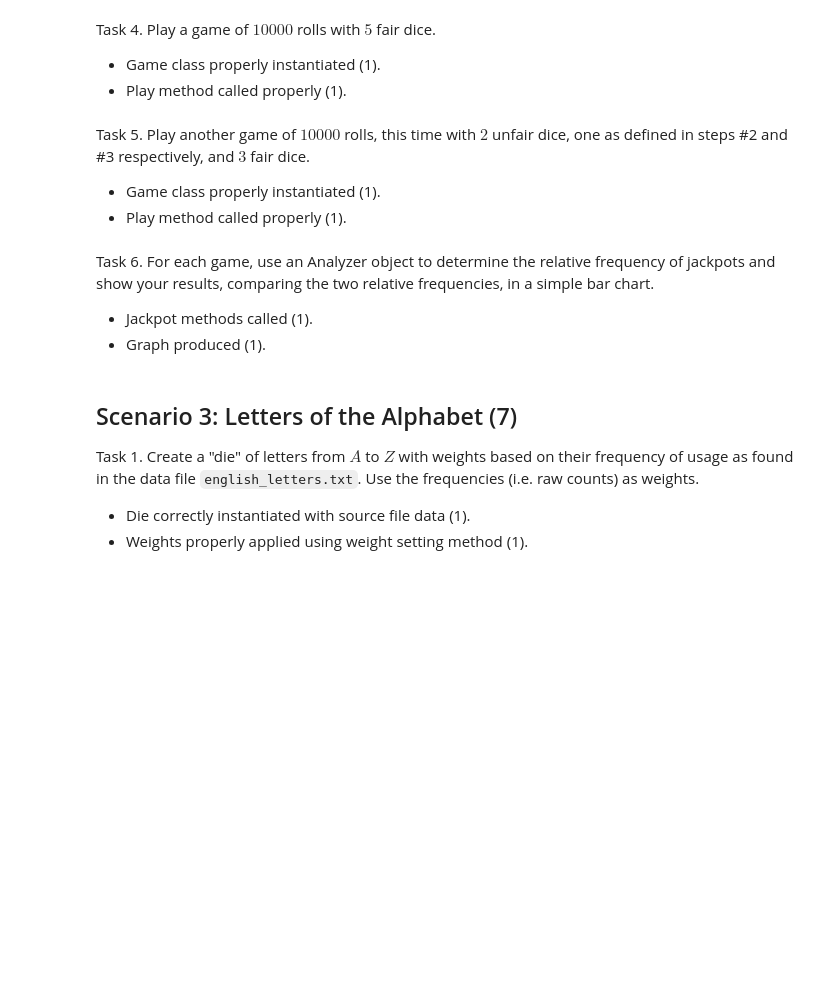
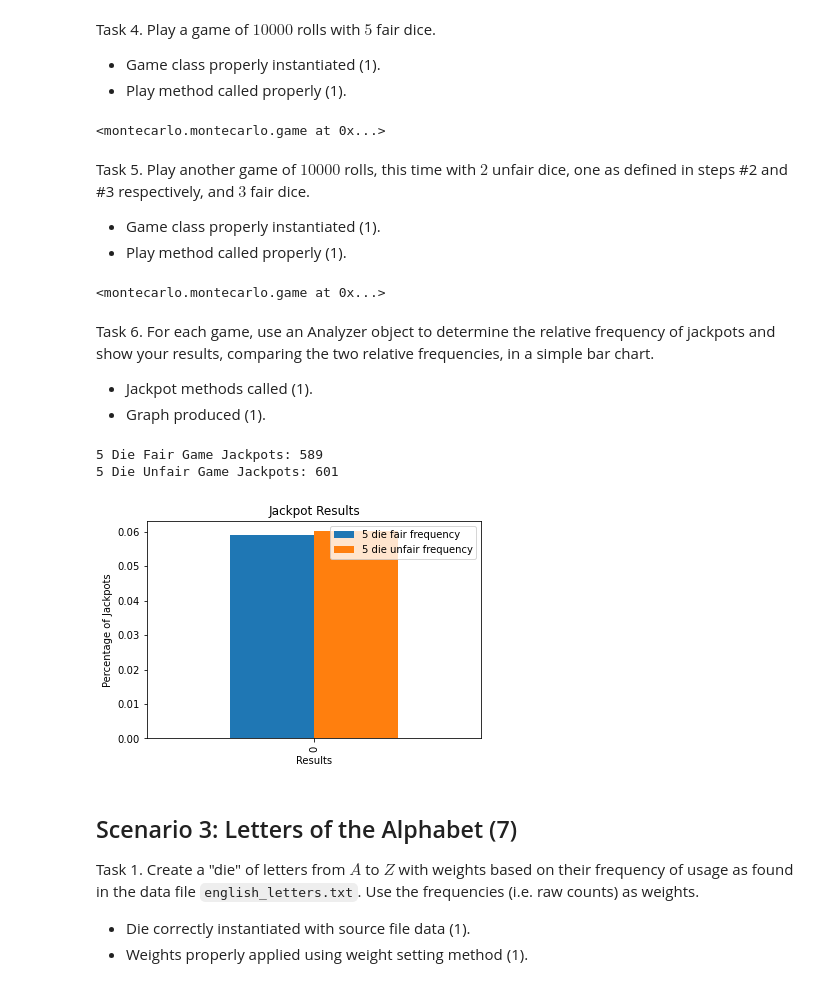
Before and after one commit to wpriddy/tds8tv_ds5100_montecarlo, a Jupyter notebook: FinalProjectTemplate.ipynb, the cells around one changed output. Drawn from its saved outputs; the diff is of its cells as text; code cells hidden in the pictures; blank space fills up the shorter version.

```diff
--- a/FinalProjectTemplate.ipynb
+++ b/FinalProjectTemplate.ipynb
@@ -200,6 +202,10 @@ pd.DataFrame({'fair frequency': [fair_game_frequency], 'unfair frequency': [unfa
 Task 1. Create three dice, each with six sides having the faces 1 through 6.
 
 - Three die objects created (1).
+# %%
+die_one = montecarlo.die(np.array([i for i in range(1,7)]))
+die_two = montecarlo.die(np.array([i for i in range(1,7)]))
+die_three = montecarlo.die(np.array([i for i in range(1,7)]))
 # %% [markdown]
 Task 2. Convert one of the dice to an unfair one by weighting the face $6$ five times more than the other weights (i.e. it has weight of 5 and the others a weight of 1 each).
 
@@ -213,16 +229,42 @@ Task 4. Play a game of $10000$ rolls with $5$ fair dice.
 
 - Game class properly instantiated (1).
 - Play method called properly (1).
+# %%
+five_die_game = montecarlo.game([die_three for _ in range(5)])
+five_die_game.play(10000)
+# %% [output]
+<montecarlo.montecarlo.game at 0x...>
 # %% [markdown]
 Task 5. Play another game of $10000$ rolls, this time with $2$ unfair dice, one as defined in steps #2 and #3 respectively, and $3$ fair dice.
 
 - Game class properly instantiated (1).
 - Play method called properly (1).
+# %%
+five_die_unfair_game = montecarlo.game([die_one, die_two, *[die_three for _ in range(3)]])
+five_die_unfair_game.play(10000)
+# %% [output]
+<montecarlo.montecarlo.game at 0x...>
 # %% [markdown]
 Task 6. For each game, use an Analyzer object to determine the relative frequency of jackpots and show your results, comparing the two relative frequencies, in a simple bar chart.
 
 - Jackpot methods called (1).
 - Graph produced (1).
+# %%
+# Initialize 5 Die FairAnalyzer
+five_die_fair_analyzer = montecarlo.analyzer(game=five_die_game)
+# Initialize 5 Die Unfair Analyzer
+five_die_unfair_analyzer = montecarlo.analyzer(game=five_die_unfair_game)
+
+#Show Fair Game Jackpots
+print('5 Die Fair Game Jackpots:', five_die_fair_analyzer.jackpot())
+#Show Unfair Game Jackpots
+print('5 Die Unfair Game Jackpots:', five_die_unfair_analyzer.jackpot())
+
+pd.DataFrame({'5 die fair frequency': [five_die_fair_analyzer.jackpot() / 10000], '5 die unfair frequency': [five_die_unfair_analyzer.jackpot() / 10000]}).plot(kind='bar', title='Jackpot Results', xlabel= 'Results', ylabel='Percentage of Jackpots');
+# %% [output]
+5 Die Fair Game Jackpots: 589
+5 Die Unfair Game Jackpots: 601
+[figure, added]
 # %% [markdown]
 ## Scenario 3: Letters of the Alphabet (7)
 
```
Also changed, not shown: parts of 9 cells of this notebook, 5 other files.
